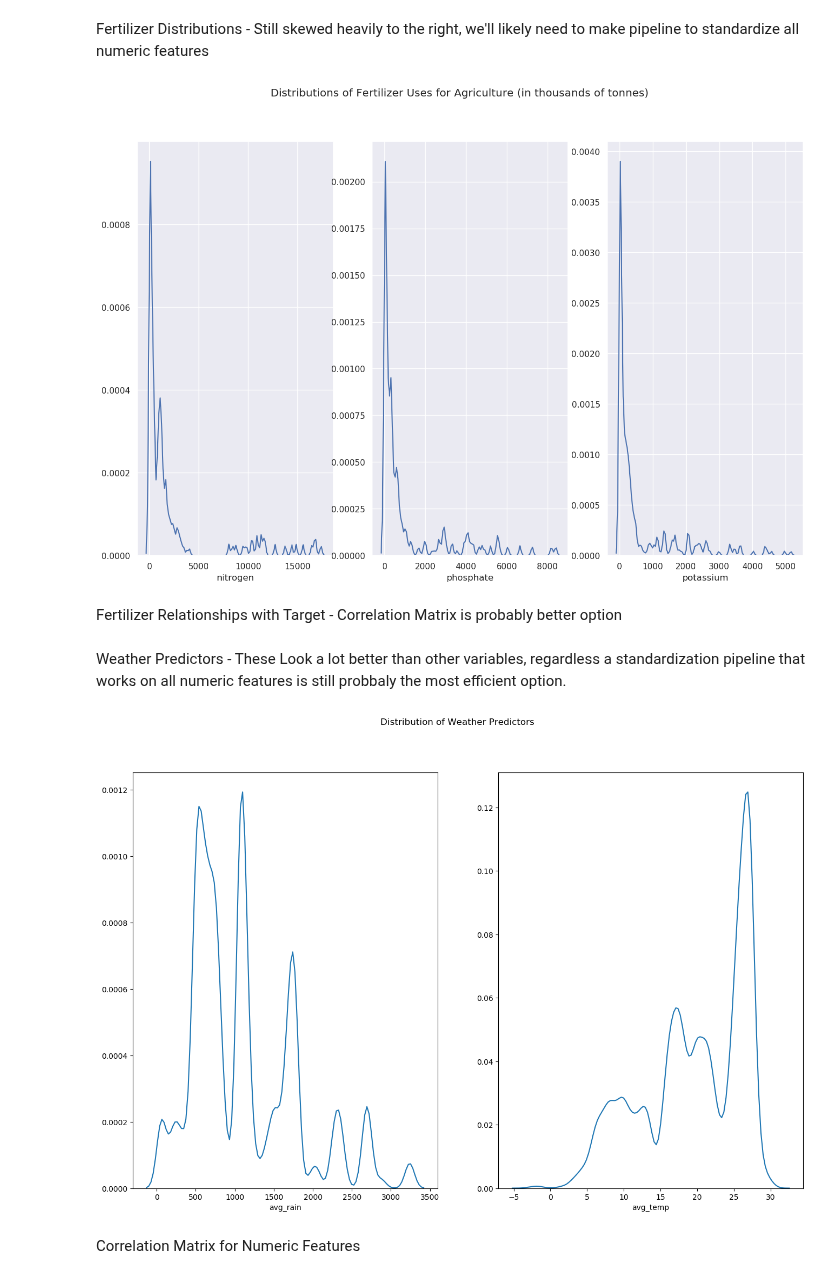
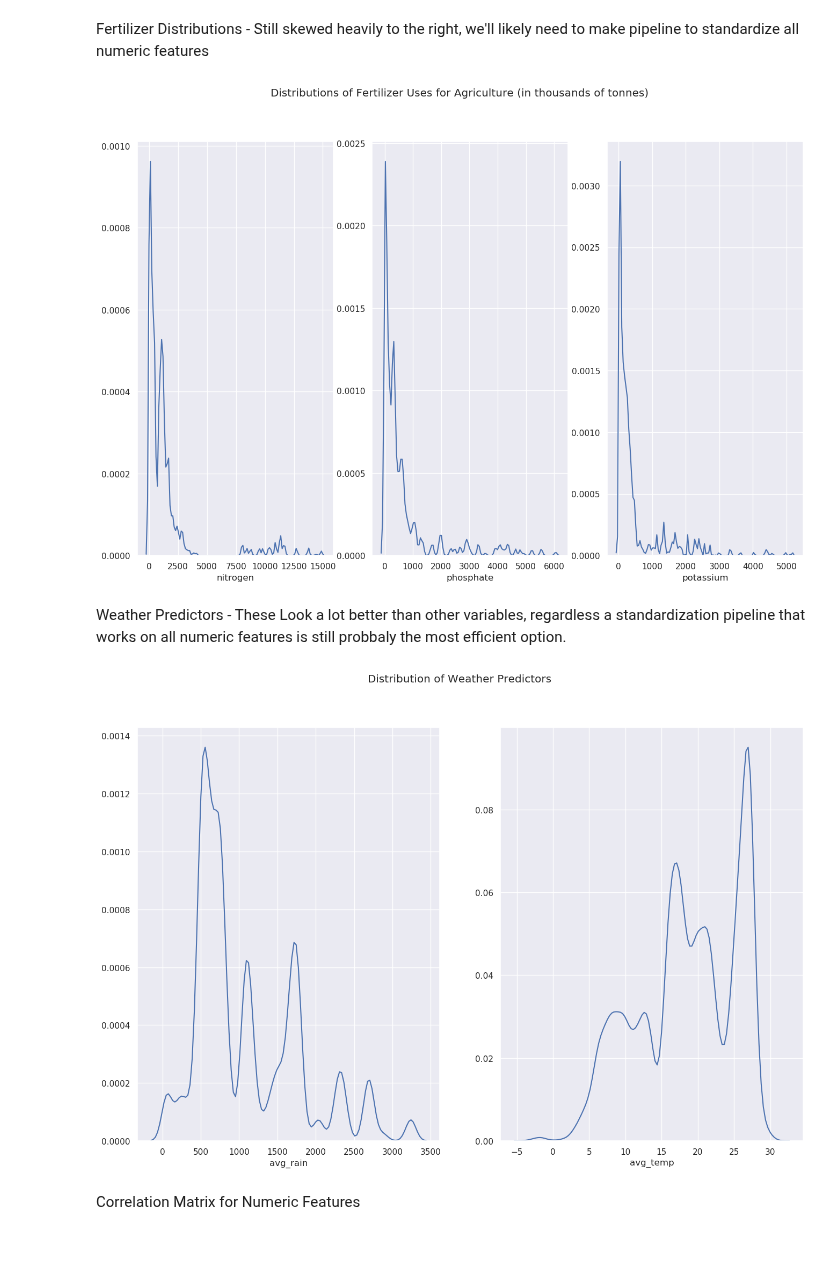
Before and after one commit to hunterblum/CloudFinal-Team1, a Jupyter notebook: Cloud_Team1.ipynb, the cells around one changed output. Cells and saved outputs as stored; diff of their text form; code cells hidden in the pictures; blank space fills up the shorter version.

```diff
--- a/Cloud_Team1.ipynb
+++ b/Cloud_Team1.ipynb
@@ -161,0 +241,6 @@ df.head()
+# %%
+df_clean = df[df['total_value_usd'].notna()]
+
+# Note - we still expect to have nas for fertilizers since we're imputing those
+nan_count = df_clean.isna().sum()
+print(nan_count)
@@ -185,28 +285,26 @@ fig, axes = plt.subplots(1,3, figsize=(16,10))
 
 fig.suptitle("Distributions of Fertilizer Uses for Agriculture (in thousands of tonnes)")
 
-sns.distplot(ax = axes[0], a = df['nitrogen']/1_000, hist = False, kde = True, rug = False)
-sns.distplot(ax = axes[1], a = df['phosphate']/1_000, hist = False, kde = True, rug = False)
-sns.distplot(ax = axes[2], a = df['potassium']/1_000, hist = False, kde = True, rug = False)
+sns.distplot(ax = axes[0], a = df_clean['nitrogen']/1_000, hist = False, kde = True, rug = False)
+sns.distplot(ax = axes[1], a = df_clean['phosphate']/1_000, hist = False, kde = True, rug = False)
+sns.distplot(ax = axes[2], a = df_clean['potassium']/1_000, hist = False, kde = True, rug = False)
 
 plt.show()
 # %% [output]
-[figure, old version]
+[figure, new version]
-# %% [markdown]
-Fertilizer Relationships with Target - Correlation Matrix is probably better option
 # %% [markdown]
 Weather Predictors - These Look a lot better than other variables, regardless a standardization pipeline that works on all numeric features is still probbaly the most efficient option.
 # %%
 fig, axes = plt.subplots(1,2, figsize=(16,10))
 
 fig.suptitle("Distribution of Weather Predictors")
 
-sns.distplot(ax = axes[0], a = df['avg_rain'], hist = False, kde = True, rug = False)
-sns.distplot(ax = axes[1], a = df['avg_temp'], hist = False, kde = True, rug = False)
+sns.distplot(ax = axes[0], a = df_clean['avg_rain'], hist = False, kde = True, rug = False)
+sns.distplot(ax = axes[1], a = df_clean['avg_temp'], hist = False, kde = True, rug = False)
 
 plt.show()
 # %% [output]
-[figure, old version]
+[figure, new version]
 # %% [markdown]
 Correlation Matrix for Numeric Features
 # %%
```
Also changed, not shown: parts of 14 cells of this notebook.
